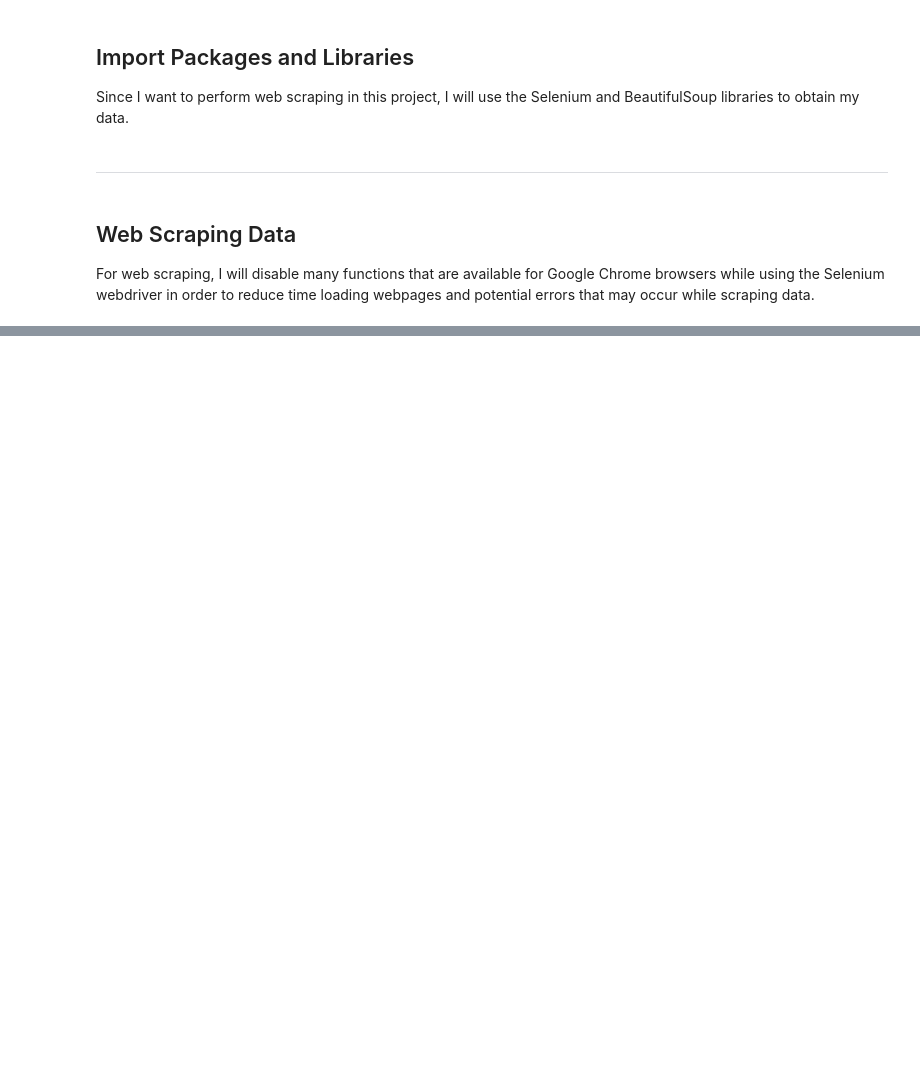
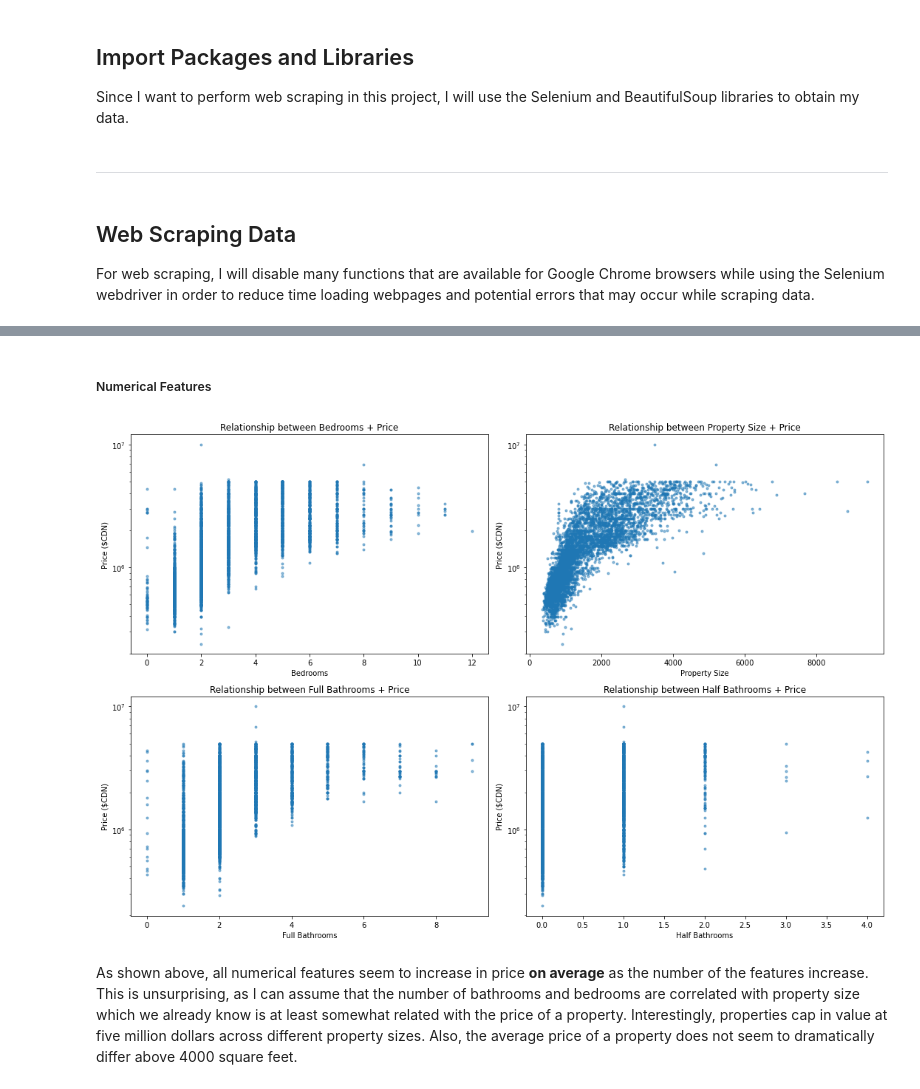
Before and after one commit to brandon-tu/vancouver-real-estate, a Jupyter notebook: Vancouver Real Estate Prices.ipynb, the cells around one changed output, grey strips where cells are left out. Saved outputs shown, nothing was run; the diff lists cells and outputs as text; code cells hidden in the pictures; blank space fills up the shorter version.

```diff
--- a/Vancouver Real Estate Prices.ipynb
+++ b/Vancouver Real Estate Prices.ipynb
@@ -317,0 +312,4 @@ listings_df["URL"][0]
+# %%
+# Drop any missing values and duplicates
+listings_df.drop_duplicates(inplace=True)
+listings_df.dropna(inplace=True)
@@ -317,0 +318,12 @@ listings_df["URL"][0]
+# %%
+# Split the Bathrooms column
+listings_df[["Full Bathrooms", "Half Bathrooms"]] = listings_df["Bathrooms"].str.split("+", 1, expand=True)
+
+# Fill missing values with 0
+listings_df.fillna(0, inplace=True)
+
+# Drop the old Bathrooms column
+listings_df.drop(columns=["Bathrooms"], inplace=True)
+
+# Check if it is correct
+listings_df
@@ -317,0 +344,4 @@ listings_df["URL"][0]
+# %%
+# Take only the listings that are not under development
+listings_df = listings_df[listings_df["Full Bathrooms"] != "/"]
+listings_df
@@ -317,0 +379,7 @@ listings_df["URL"][0]
+# %%
+# Convert Price, Bedrooms, Bathrooms and Property Size to int datatypes
+listings_df[["Price", "Bedrooms", "Full Bathrooms", "Half Bathrooms", "Property Size"]] = \
+listings_df[["Price", "Bedrooms", "Full Bathrooms", "Half Bathrooms", "Property Size"]].astype(int)
+
+# Check datatypes once again
+listings_df.dtypes
@@ -317,0 +425,22 @@ listings_df["URL"][0]
+# %% [markdown]
+##### Numerical Features
+# %%
+# List out all of the numerical features
+num_features = ["Bedrooms", "Property Size", "Full Bathrooms", "Half Bathrooms"]
+
+# Use subplots to plot out all of the scatterplots
+plt.subplots(2, 2, figsize=(15, 10))
+
+for i, col in enumerate(num_features, 1):
+    plt.subplot(2, 2, i)
+    plt.scatter(listings_df[col], listings_df["Price"], marker=".", alpha=0.5)
+    plt.title(f"Relationship between {col} + Price")
+    plt.xlabel(col)
+    plt.ylabel("Price ($CDN)")
+    plt.yscale("log")
+plt.tight_layout()
+plt.show()
+# %% [output]
+[figure, added]
+# %% [markdown]
+As shown above, all numerical features seem to increase in price **on average** as the number of the features increase. This is unsurprising, as I can assume that the number of bathrooms and bedrooms are correlated with property size which we already know is at least somewhat related with the price of a property. Interestingly, properties cap in  value at five million dollars across different property sizes. Also, the average price of a property does not seem to dramatically differ above 4000 square feet.
```
Also changed, not shown: parts of 26 cells of this notebook.
